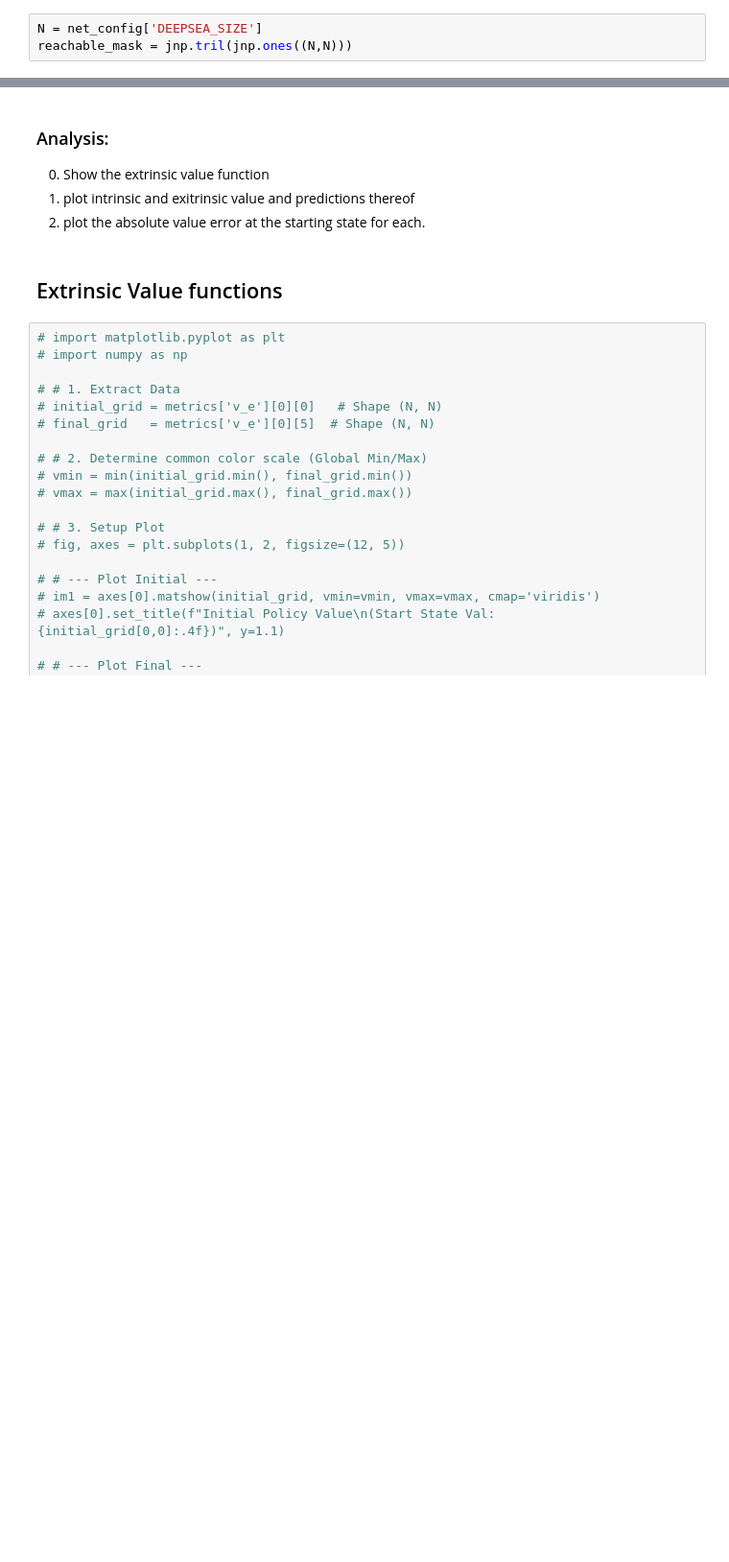
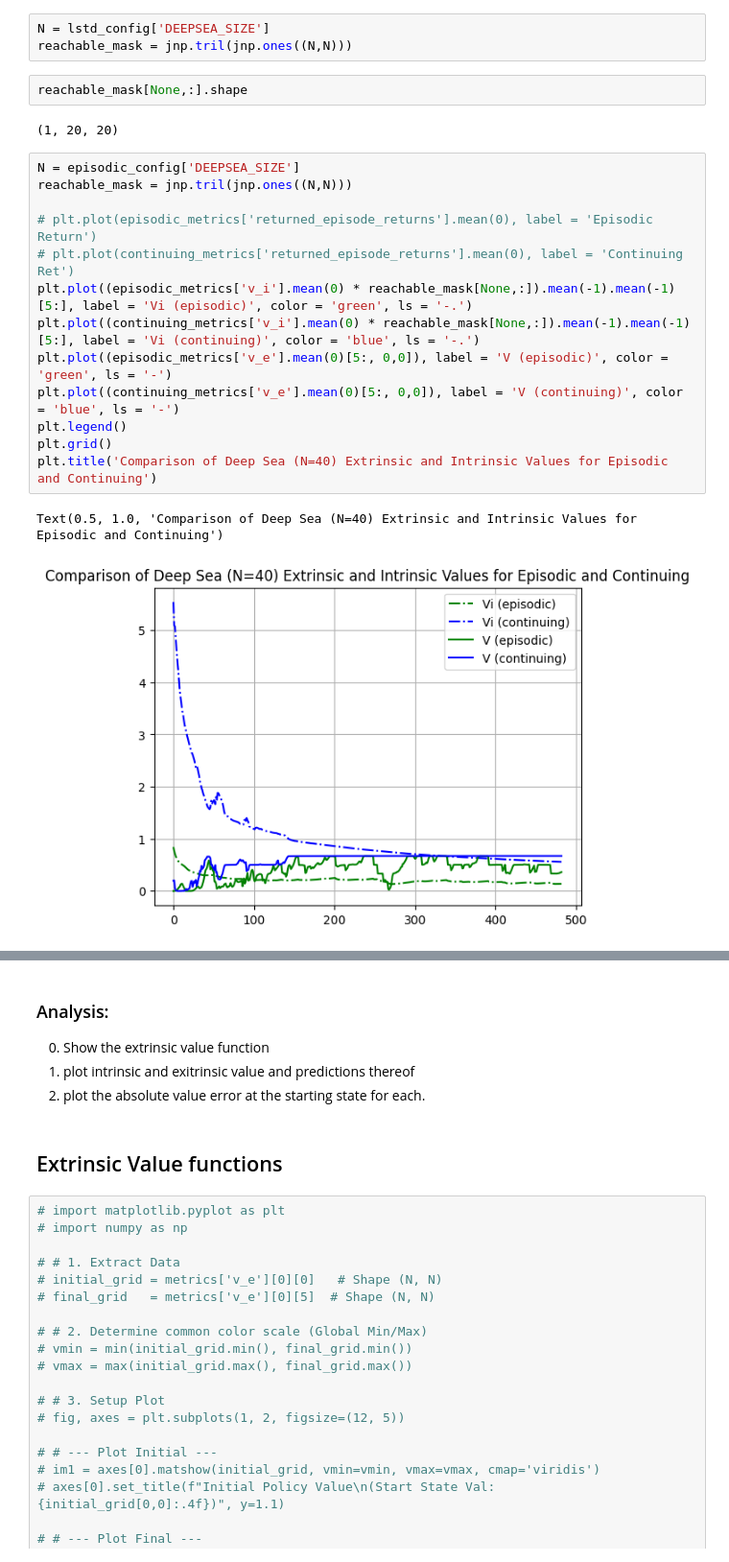
Before and after one commit to dillonmsandhu/td-avar-explore, a Jupyter notebook: deep/deepsea_v.ipynb, the cells around one changed output, grey strips where cells are left out. Shown at 96% size. Saved outputs shown, nothing was run; the diff lists cells and outputs as text; blank space fills up the shorter version.

```diff
--- a/deep/deepsea_v.ipynb
+++ b/deep/deepsea_v.ipynb
@@ -10,3 +24,23 @@ dict_keys(['bonus_max', 'bonus_mean', 'bonus_std', 'discount', 'e_value_error',
 # %%
-N = net_config['DEEPSEA_SIZE']
+N = lstd_config['DEEPSEA_SIZE']
 reachable_mask = jnp.tril(jnp.ones((N,N)))
+# %%
+reachable_mask[None,:].shape
+# %% [output]
+(1, 20, 20)
+# %%
+N = episodic_config['DEEPSEA_SIZE']
+reachable_mask = jnp.tril(jnp.ones((N,N)))
+
+# plt.plot(episodic_metrics['returned_episode_returns'].mean(0), label = 'Episodic Return')
+# plt.plot(continuing_metrics['returned_episode_returns'].mean(0), label = 'Continuing Ret')
+plt.plot((episodic_metrics['v_i'].mean(0) * reachable_mask[None,:]).mean(-1).mean(-1)[5:], label = 'Vi (episodic)', color = 'green', ls = '-.')
+plt.plot((continuing_metrics['v_i'].mean(0) * reachable_mask[None,:]).mean(-1).mean(-1)[5:], label = 'Vi (continuing)', color = 'blue', ls = '-.')
+plt.plot((episodic_metrics['v_e'].mean(0)[5:, 0,0]), label = 'V (episodic)', color = 'green', ls = '-')
+plt.plot((continuing_metrics['v_e'].mean(0)[5:, 0,0]), label = 'V (continuing)', color = 'blue', ls = '-')
+plt.legend()
+plt.grid()
+plt.title('Comparison of Deep Sea (N=40) Extrinsic and Intrinsic Values for Episodic and Continuing')
+# %% [output]
+Text(0.5, 1.0, 'Comparison of Deep Sea (N=40) Extrinsic and Intrinsic Values for Episodic and Continuing')
+[figure, added]
```
Also changed, not shown: parts of 21 cells of this notebook, 8 other files.
